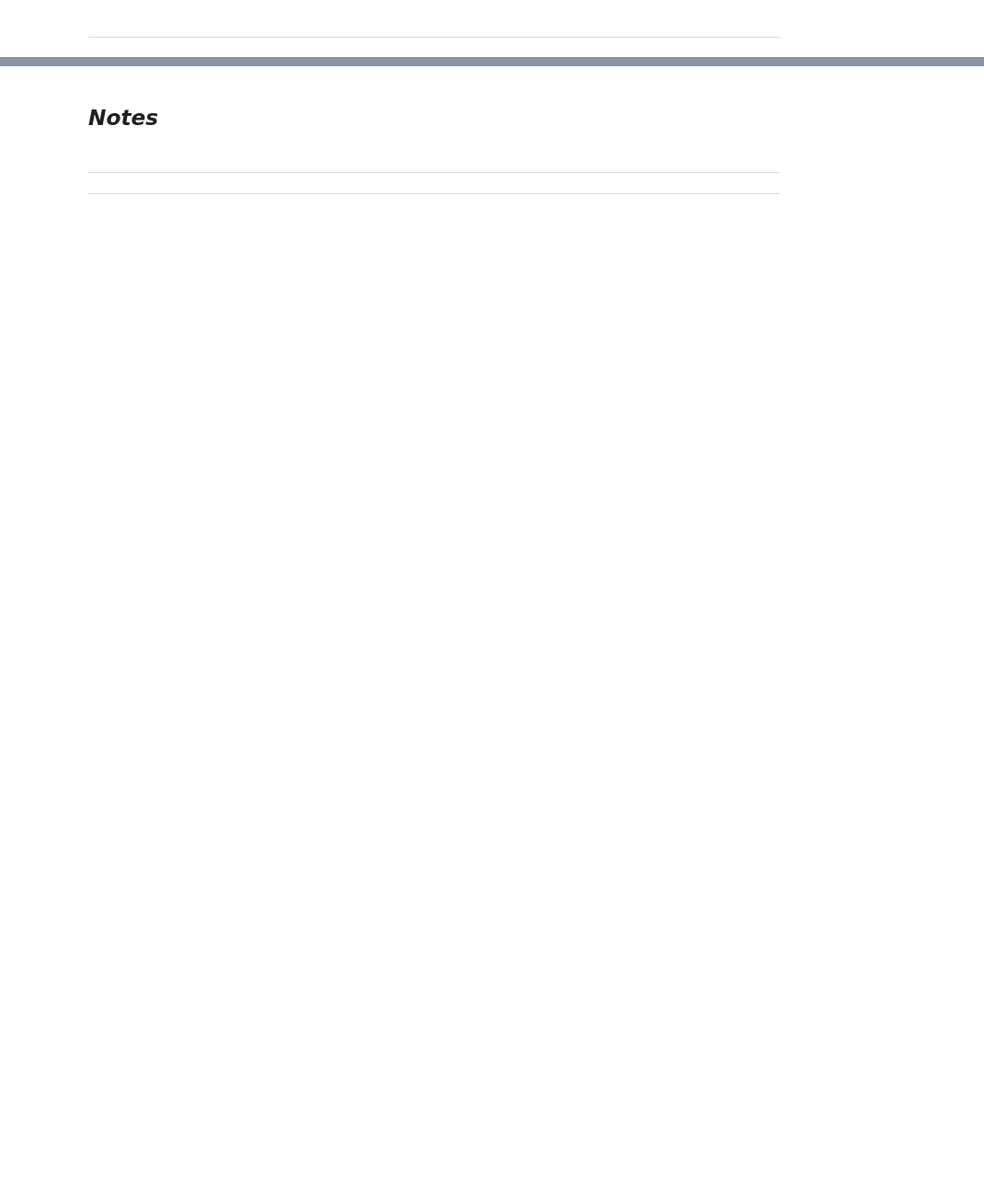
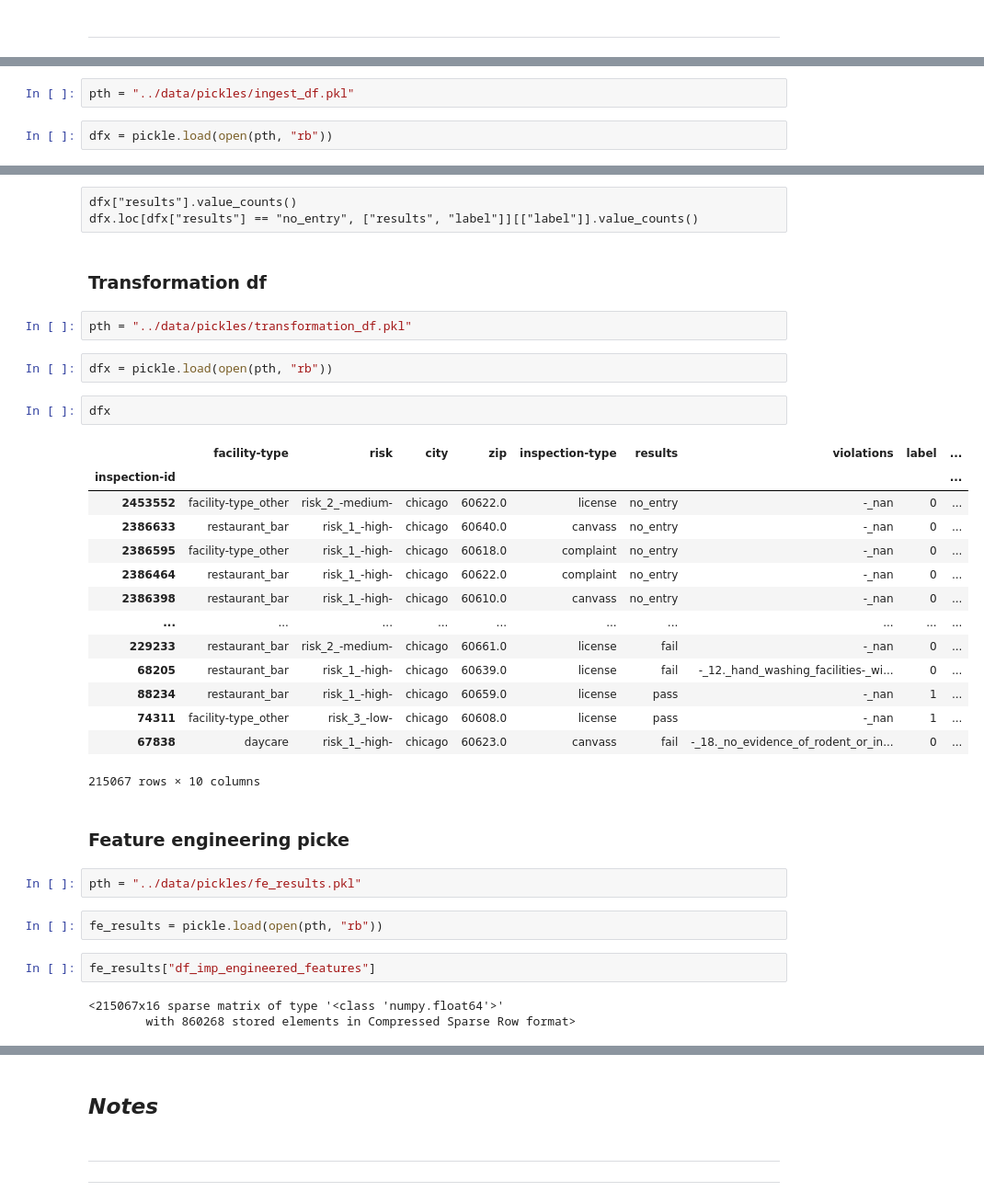
Before and after one commit to santibatte/dpa_2021, a Jupyter notebook: _robdir/rob_sandbox.ipynb, the cells around one changed output, grey strips where cells are left out. Shown at 92% size. Cells and saved outputs as stored; diff of their text form; blank space fills up the shorter version.

Commit message:
adding section to explore pickles - Closes #130

```diff
--- a/_robdir/rob_sandbox.ipynb
+++ b/_robdir/rob_sandbox.ipynb
@@ -694,0 +548,4 @@ df_dict_x['dfx2']
+# %%
+pth = "../data/pickles/ingest_df.pkl"
+# %%
+dfx = pickle.load(open(pth, "rb"))
@@ -694,0 +569,37 @@ df_dict_x['dfx2']
+# %% [raw]
+dfx["results"].value_counts()
+dfx.loc[dfx["results"] == "no_entry", ["results", "label"]][["label"]].value_counts()
+# %% [markdown]
+### Transformation df
+# %%
+pth = "../data/pickles/transformation_df.pkl"
+# %%
+dfx = pickle.load(open(pth, "rb"))
+# %%
+dfx
+# %% [output]
+|  | facility-type | risk | city | zip | inspection-type | results | violations | label | ... |
+| inspection-id |  |  |  |  |  |  |  |  | ... |
+| 2453552 | facility-type_other | risk_2_-medium- | chicago | 60622.0 | license | no_entry | -_nan | 0 | ... |
+| 2386633 | restaurant_bar | risk_1_-high- | chicago | 60640.0 | canvass | no_entry | -_nan | 0 | ... |
+| 2386595 | facility-type_other | risk_1_-high- | chicago | 60618.0 | complaint | no_entry | -_nan | 0 | ... |
+| 2386464 | restaurant_bar | risk_1_-high- | chicago | 60622.0 | complaint | no_entry | -_nan | 0 | ... |
+| 2386398 | restaurant_bar | risk_1_-high- | chicago | 60610.0 | canvass | no_entry | -_nan | 0 | ... |
+| ... | ... | ... | ... | ... | ... | ... | ... | ... | ... |
+| 229233 | restaurant_bar | risk_2_-medium- | chicago | 60661.0 | license | fail | -_nan | 0 | ... |
+| 68205 | restaurant_bar | risk_1_-high- | chicago | 60639.0 | license | fail | -_12._hand_washing_facilities-_wi... | 0 | ... |
+| 88234 | restaurant_bar | risk_1_-high- | chicago | 60659.0 | license | pass | -_nan | 1 | ... |
+| 74311 | facility-type_other | risk_3_-low- | chicago | 60608.0 | license | pass | -_nan | 1 | ... |
+| 67838 | daycare | risk_1_-high- | chicago | 60623.0 | canvass | fail | -_18._no_evidence_of_rodent_or_in... | 0 | ... |
+215067 rows × 10 columns
+# %% [markdown]
+### Feature engineering picke
+# %%
+pth = "../data/pickles/fe_results.pkl"
+# %%
+fe_results = pickle.load(open(pth, "rb"))
+# %%
+fe_results["df_imp_engineered_features"]
+# %% [output]
+<215067x16 sparse matrix of type '<class 'numpy.float64'>'
+        with 860268 stored elements in Compressed Sparse Row format>
```
Also changed, not shown: parts of 40 cells of this notebook.
